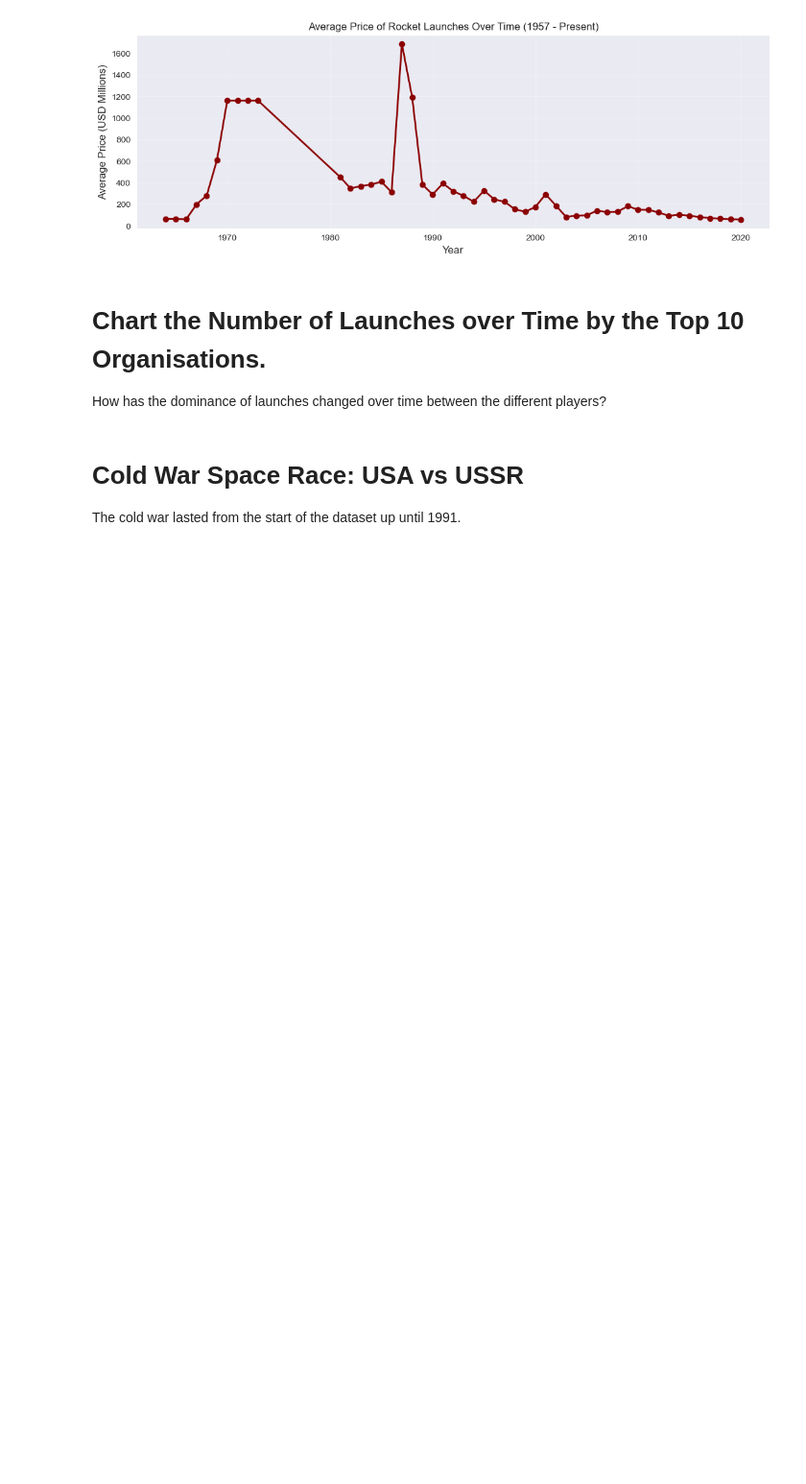
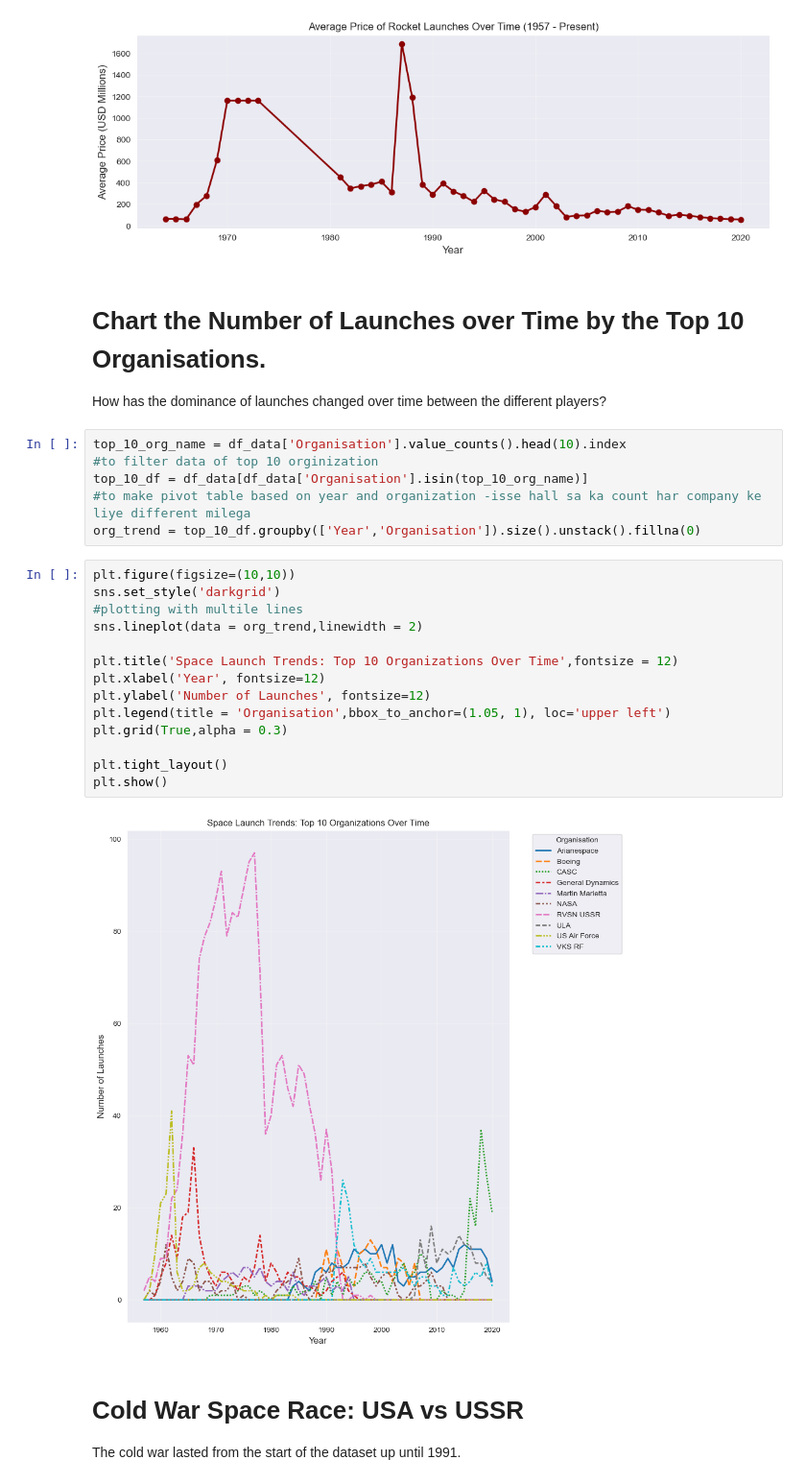
Before and after one commit to CyberWol-12/space_mission_analysis, a Jupyter notebook: Space_Missions_Analysis_(start).ipynb, the cells around one changed output. Shown at 96% size. Saved outputs shown, nothing was run; the diff lists cells and outputs as text; blank space fills up the shorter version.

```diff
--- a/Space_Missions_Analysis_(start).ipynb
+++ b/Space_Missions_Analysis_(start).ipynb
@@ -517,6 +517,28 @@ plt.show()
 # Chart the Number of Launches over Time by the Top 10 Organisations.
 
 How has the dominance of launches changed over time between the different players?
+# %%
+top_10_org_name = df_data['Organisation'].value_counts().head(10).index
+#to filter data of top 10 orginization
+top_10_df = df_data[df_data['Organisation'].isin(top_10_org_name)]
+#to make pivot table based on year and organization -isse hall sa ka count har company ke liye different milega
+org_trend = top_10_df.groupby(['Year','Organisation']).size().unstack().fillna(0)
+# %%
+plt.figure(figsize=(10,10))
+sns.set_style('darkgrid')
+#plotting with multile lines
+sns.lineplot(data = org_trend,linewidth = 2)
+
+plt.title('Space Launch Trends: Top 10 Organizations Over Time',fontsize = 12)
+plt.xlabel('Year', fontsize=12)
+plt.ylabel('Number of Launches', fontsize=12)
+plt.legend(title = 'Organisation',bbox_to_anchor=(1.05, 1), loc='upper left')
+plt.grid(True,alpha = 0.3)
+
+plt.tight_layout()
+plt.show()
+# %% [output]
+[figure, added]
 # %% [markdown]
 # Cold War Space Race: USA vs USSR
 
```
Also changed, not shown: parts of 2 cells of this notebook.
